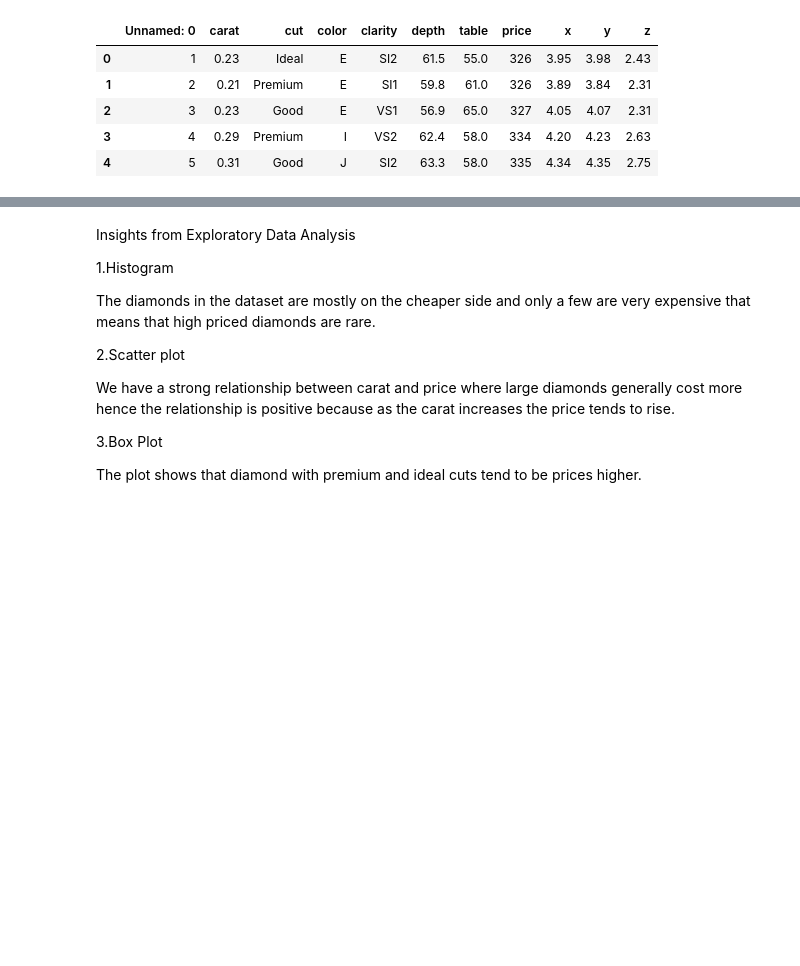
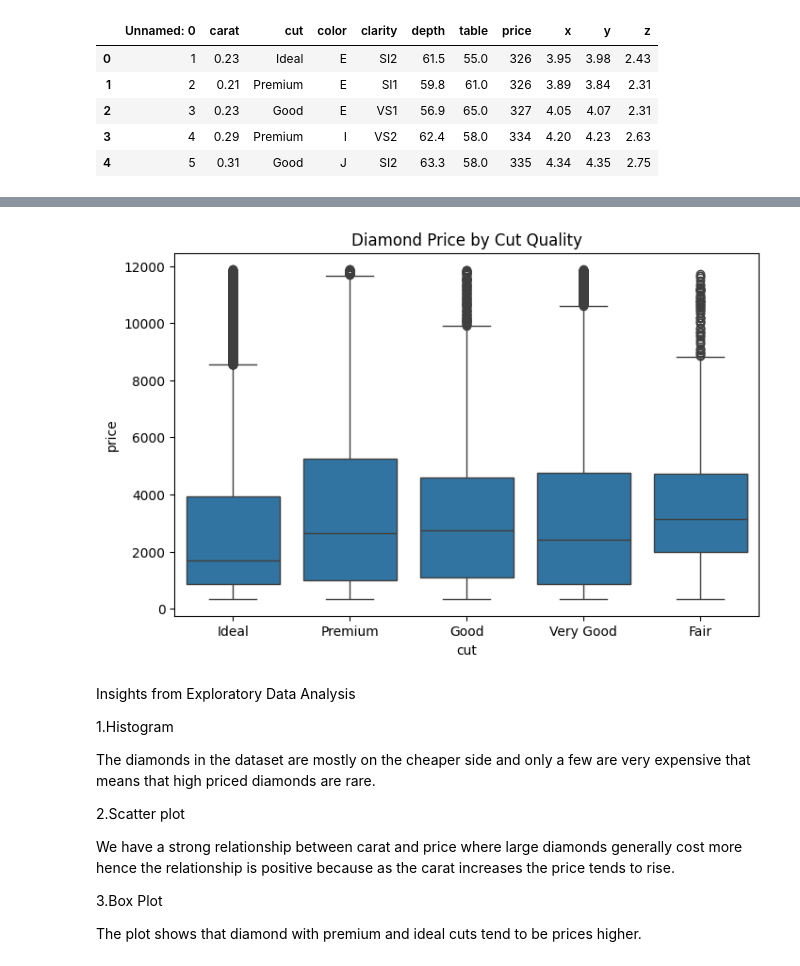
Before and after one commit to BridgetteJuma/AI-Coursework_2025, a Jupyter notebook: Diamonds_Price_Regression.ipynb, the cells around one changed output, grey strips where cells are left out. Saved outputs shown, nothing was run; the diff lists cells and outputs as text; code cells hidden in the pictures; blank space fills up the shorter version.

```diff
--- a/Diamonds_Price_Regression.ipynb
+++ b/Diamonds_Price_Regression.ipynb
@@ -124,3 +117,11 @@ memory usage: 4.6+ MB
+# %%
+# 3. Relationship between cut and price using a boxplot
+plt.figure(figsize=(8,5))
+sns.boxplot(x='cut', y='price', data=diamonds)
+plt.title('Diamond Price by Cut Quality')
+plt.show()
+# %% [output]
+[figure, added]
 # %% [markdown]
 Insights from Exploratory Data Analysis
 
```
Also changed, not shown: parts of 10 cells of this notebook.
